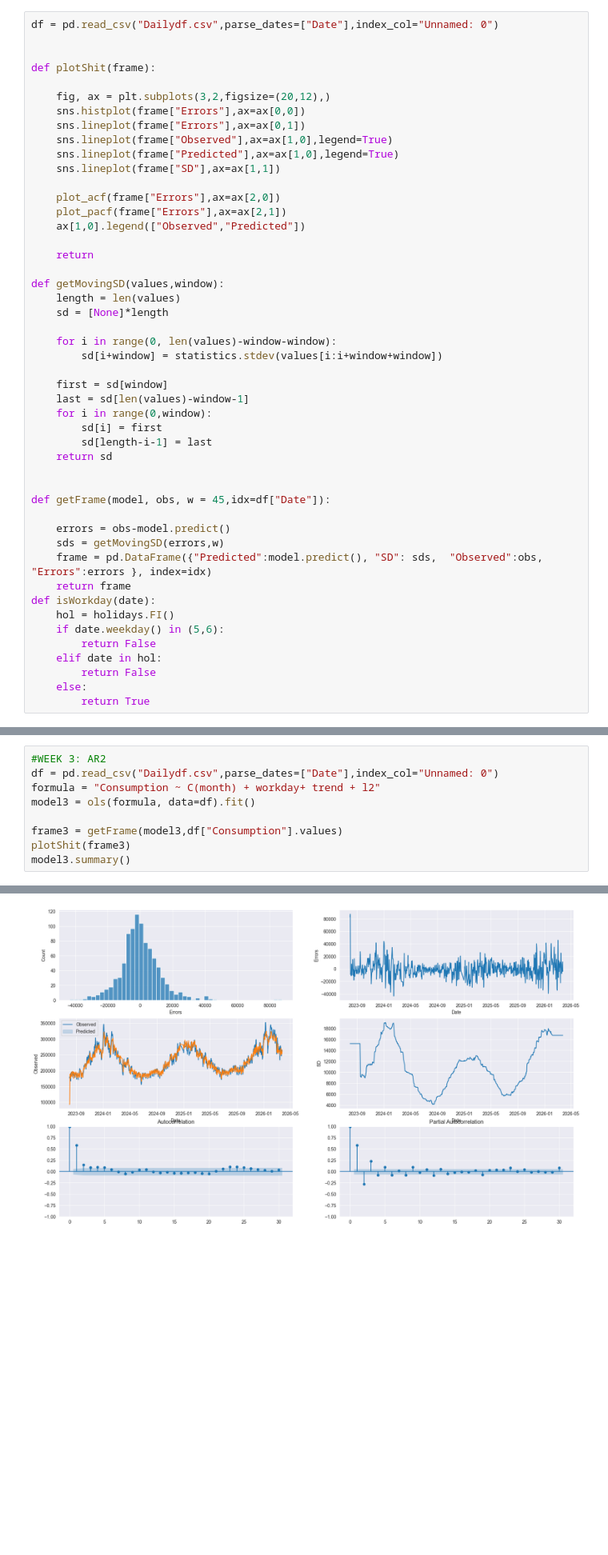
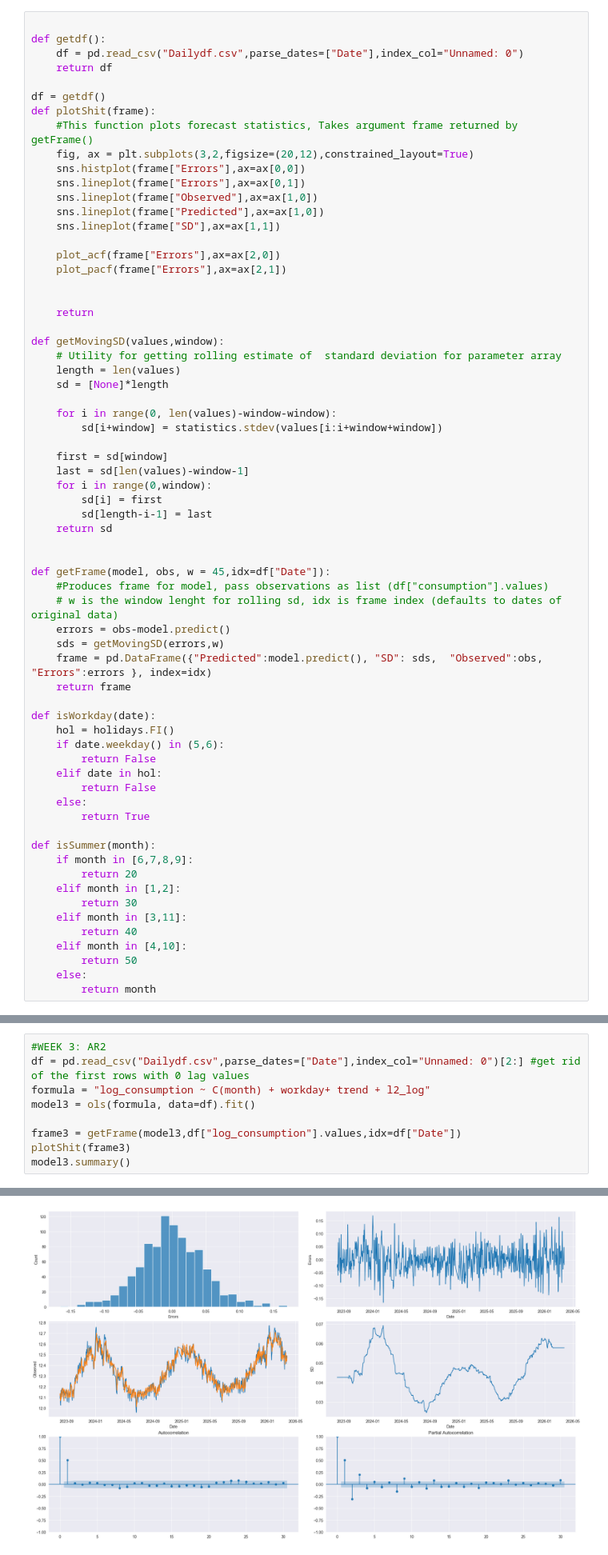
Before and after one commit to Smusts/Demand-Analytics-Project, a Jupyter notebook: Data exploration.ipynb, the cells around one changed output, grey strips where cells are left out. Shown at 80% size. Cells and saved outputs as stored; diff of their text form; blank space fills up the shorter version.

```diff
--- a/Data exploration.ipynb
+++ b/Data exploration.ipynb
@@ -16,23 +17,27 @@ import statistics
 # %%
-df = pd.read_csv("Dailydf.csv",parse_dates=["Date"],index_col="Unnamed: 0")
 
+def getdf():
+    df = pd.read_csv("Dailydf.csv",parse_dates=["Date"],index_col="Unnamed: 0")
+    return df
 
+df = getdf()
 def plotShit(frame):
-
-    fig, ax = plt.subplots(3,2,figsize=(20,12),)
+    #This function plots forecast statistics, Takes argument frame returned by getFrame()
+    fig, ax = plt.subplots(3,2,figsize=(20,12),constrained_layout=True)
     sns.histplot(frame["Errors"],ax=ax[0,0])
     sns.lineplot(frame["Errors"],ax=ax[0,1])
-    sns.lineplot(frame["Observed"],ax=ax[1,0],legend=True)
-    sns.lineplot(frame["Predicted"],ax=ax[1,0],legend=True)
+    sns.lineplot(frame["Observed"],ax=ax[1,0])
+    sns.lineplot(frame["Predicted"],ax=ax[1,0])
     sns.lineplot(frame["SD"],ax=ax[1,1])
 
     plot_acf(frame["Errors"],ax=ax[2,0])
     plot_pacf(frame["Errors"],ax=ax[2,1])
-    ax[1,0].legend(["Observed","Predicted"])
+
 
     return
 
 def getMovingSD(values,window):
+    # Utility for getting rolling estimate of  standard deviation for parameter array
     length = len(values)
     sd = [None]*length
 
@@ -48,11 +53,13 @@ def getMovingSD(values,window):
 
 
 def getFrame(model, obs, w = 45,idx=df["Date"]):
-
+    #Produces frame for model, pass observations as list (df["consumption"].values)
+    # w is the window lenght for rolling sd, idx is frame index (defaults to dates of original data)
     errors = obs-model.predict()
     sds = getMovingSD(errors,w)
     frame = pd.DataFrame({"Predicted":model.predict(), "SD": sds,  "Observed":obs, "Errors":errors }, index=idx)
     return frame
+
 def isWorkday(date):
     hol = holidays.FI()
     if date.weekday() in (5,6):
@@ -61,6 +68,18 @@ def isWorkday(date):
         return False
     else:
         return True
+
+def isSummer(month):
+    if month in [6,7,8,9]:
+        return 20
+    elif month in [1,2]:
+        return 30
+    elif month in [3,11]:
+        return 40
+    elif month in [4,10]:
+        return 50
+    else:
+        return month
 # %%
 
 
@@ -209,10 +220,10 @@ strong multicollinearity or other numerical problems.
 # %%
 #WEEK 3: AR2
-df = pd.read_csv("Dailydf.csv",parse_dates=["Date"],index_col="Unnamed: 0")
-formula = "Consumption ~ C(month) + workday+ trend + l2"
+df = pd.read_csv("Dailydf.csv",parse_dates=["Date"],index_col="Unnamed: 0")[2:] #get rid of the first rows with 0 lag values
+formula = "log_consumption ~ C(month) + workday+ trend + l2_log"
 model3 = ols(formula, data=df).fit()
 
-frame3 = getFrame(model3,df["Consumption"].values)
+frame3 = getFrame(model3,df["log_consumption"].values,idx=df["Date"])
 plotShit(frame3)
 model3.summary()
 # %% [output]
@@ -252,2 +263,2 @@ Notes:
 strong multicollinearity or other numerical problems.
-[figure, old version]
+[figure, new version]
```
Also changed, not shown: parts of 9 cells of this notebook, 3 other files.
